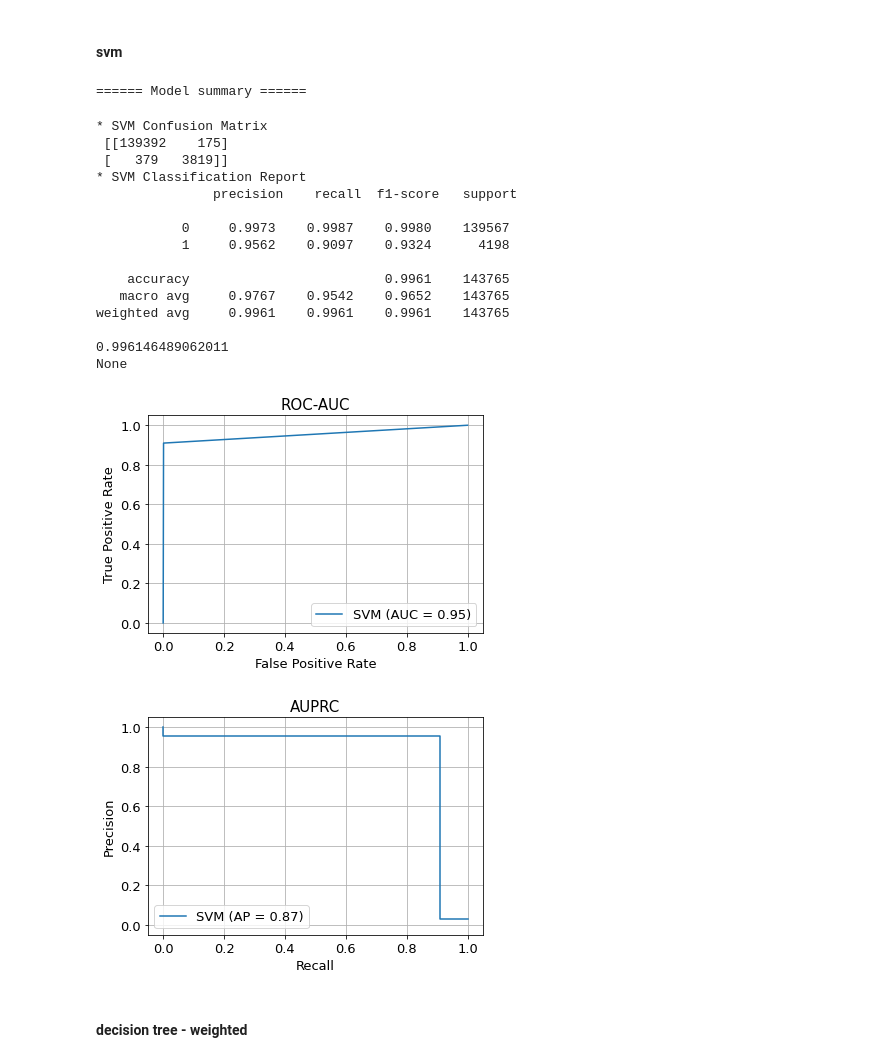
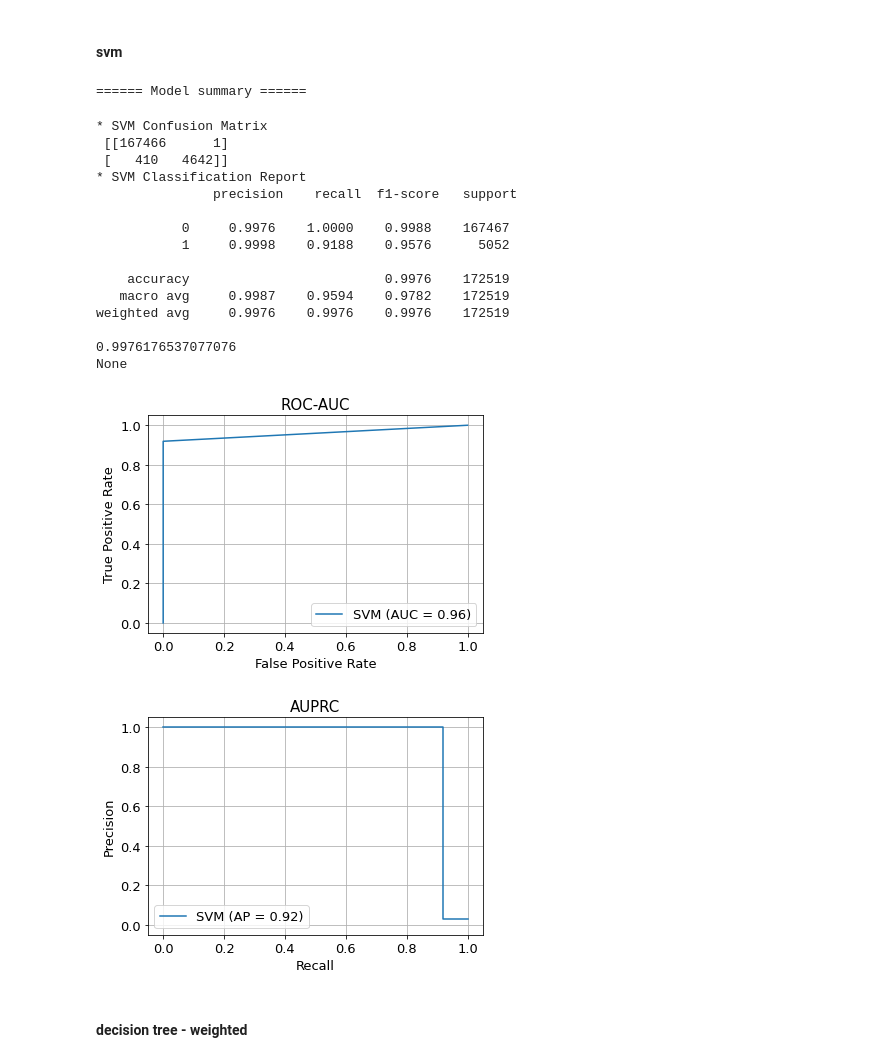
Before and after one commit to shuming1990/logparser, a Jupyter notebook: master_project/anomaly_detection.ipynb, the cells around one changed output. Saved outputs shown, nothing was run; the diff lists cells and outputs as text; code cells hidden in the pictures.

```diff
--- a/master_project/anomaly_detection.ipynb
+++ b/master_project/anomaly_detection.ipynb
@@ -246,13 +242,18 @@ Test data shape: 143765-by-53
 # %% [markdown]
 #### decision tree
 # %%
+from loglizer.models import DecisionTree
 model = DecisionTree()
-model.fit(train_rs, train_label.values.tolist())
+model.fit(train_hdfs_d3, train_hdfs_d3_label)
+d3_predict = model.predict(test_hdfs_d3)
+print(printReport(test_hdfs_d3_label, d3_predict, "original decision dree"))
 
-print('Train validation:')
-precision, recall, f1 = model.evaluate(train_rs, train_label.values.tolist())
+fig, ax = plt.subplots()
+RocCurveDisplay.from_predictions(test_hdfs_d3_label, d3_predict, name="original decision dree", ax=ax)
+roc_prettify_plot(ax)
 
-print('Test validation:')
-precision, recall, f1 = model.evaluate(test_rs, test_label.values.tolist())
+fig, ax = plt.subplots()
+PrecisionRecallDisplay.from_predictions(test_hdfs_d3_label, d3_predict, name="original decision dree", ax=ax)
+prc_prettify_plot(ax)
 # %% [output]
 ====== Model summary ======
@@ -268,37 +279,36 @@ Precision: 0.997, recall: 0.998, F1-measure: 0.997
 # %%
 from loglizer.models import SVM
 model = SVM()
-model.fit(train_rs, train_label)
-
-svm_prd = model.predict(test_rs)
-print(printReport(test_label, svm_prd, "SVM"))
+model.fit(train_hdfs_d3, train_hdfs_d3_label)
+d3_predict = model.predict(test_hdfs_d3)
+print(printReport(test_hdfs_d3_label, d3_predict, "SVM"))
 
 fig, ax = plt.subplots()
-RocCurveDisplay.from_predictions(test_label, svm_prd, name="SVM", ax=ax)
+RocCurveDisplay.from_predictions(test_hdfs_d3_label, d3_predict, name="SVM", ax=ax)
 roc_prettify_plot(ax)
 
 fig, ax = plt.subplots()
-PrecisionRecallDisplay.from_predictions(test_label, svm_prd, name="SVM", ax=ax)
+PrecisionRecallDisplay.from_predictions(test_hdfs_d3_label, d3_predict, name="SVM", ax=ax)
 prc_prettify_plot(ax)
 # %% [output]
 ====== Model summary ======
 * SVM Confusion Matrix
- [[139392    175]
- [   379   3819]]
+ [[167466      1]
+ [   410   4642]]
 * SVM Classification Report
                precision    recall  f1-score   support
 
-           0     0.9973    0.9987    0.9980    139567
-           1     0.9562    0.9097    0.9324      4198
+           0     0.9976    1.0000    0.9988    167467
+           1     0.9998    0.9188    0.9576      5052
 
-    accuracy                         0.9961    143765
-   macro avg     0.9767    0.9542    0.9652    143765
-weighted avg     0.9961    0.9961    0.9961    143765
+    accuracy                         0.9976    172519
+   macro avg     0.9987    0.9594    0.9782    172519
+weighted avg     0.9976    0.9976    0.9976    172519
 
-0.996146489062011
+0.9976176537077076
 None
 [figure]
-[figure, old version]
+[figure, new version]
 # %% [markdown]
 #### decision tree - weighted
 # %%
```
Also changed, not shown: parts of 5 cells of this notebook, 2 other files.
